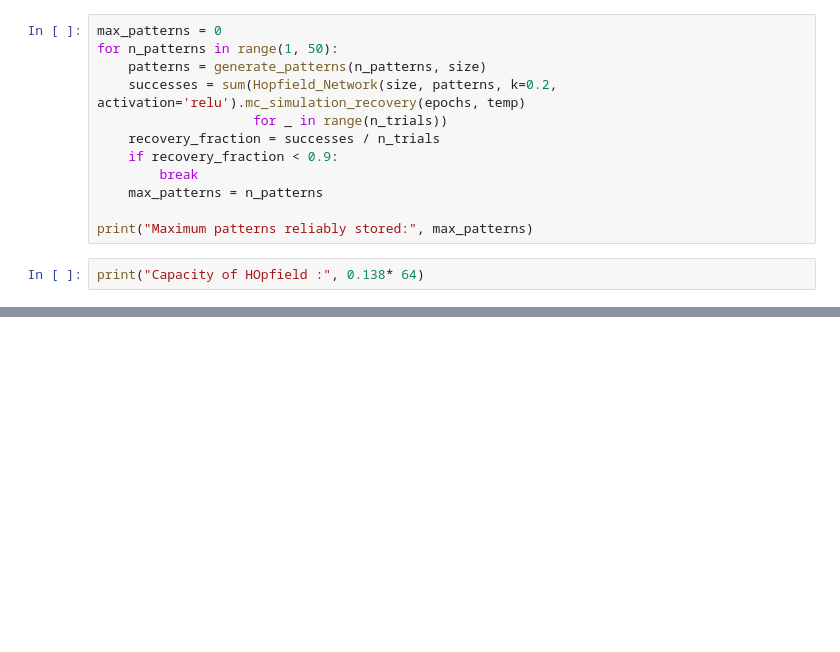
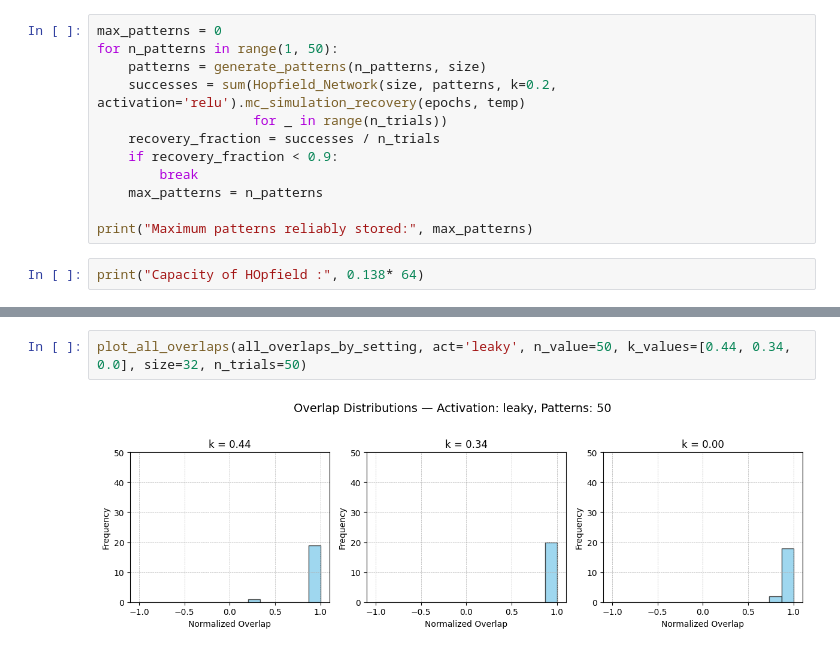
Before and after one commit to kavinfidel/Recovery_Capacity_Hopfield_Networks, a Jupyter notebook: hopfield_capacity.ipynb, the cells around one changed output, grey strips where cells are left out. Saved outputs shown, nothing was run; the diff lists cells and outputs as text; blank space fills up the shorter version.

```diff
--- a/hopfield_capacity.ipynb
+++ b/hopfield_capacity.ipynb
@@ -487,0 +585,4 @@ print("Capacity of HOpfield :", 0.138* 64)
+# %%
+plot_all_overlaps(all_overlaps_by_setting, act='leaky', n_value=50, k_values=[0.44, 0.34, 0.0], size=32, n_trials=50)
+# %% [output]
+[figure, added]
```
Also changed, not shown: parts of 6 cells of this notebook, 31 other files.
